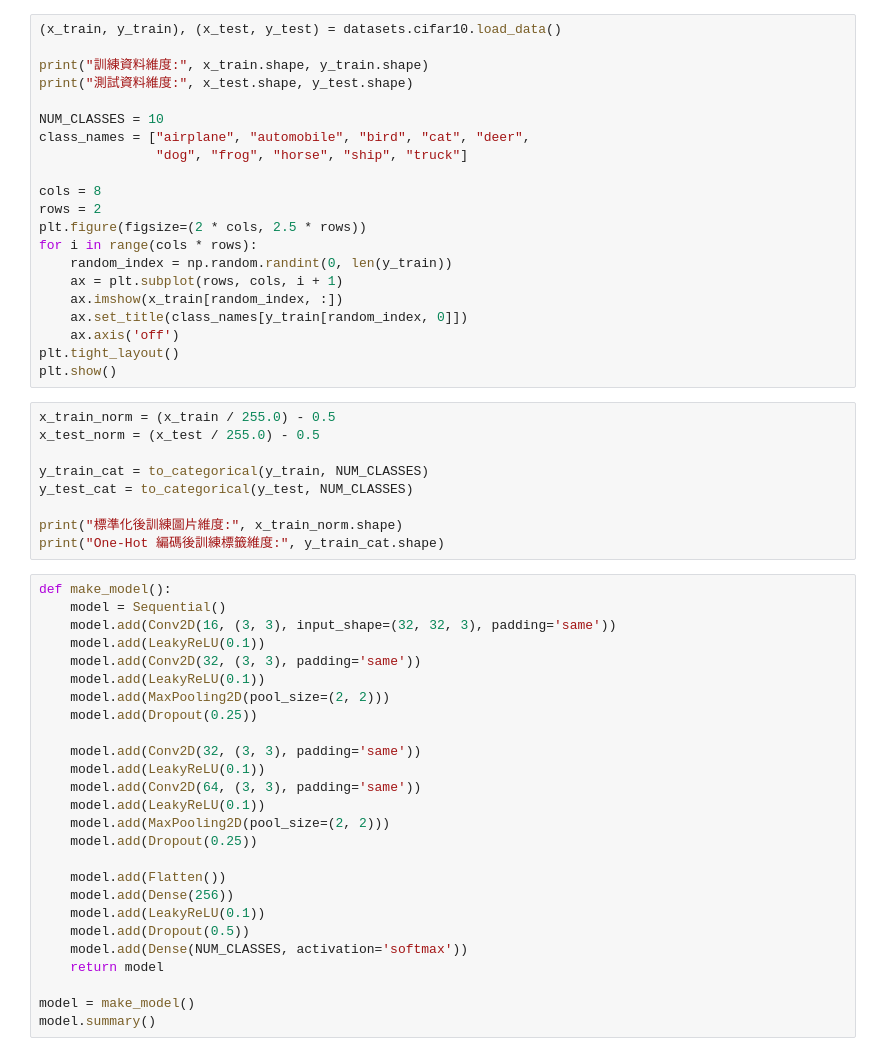
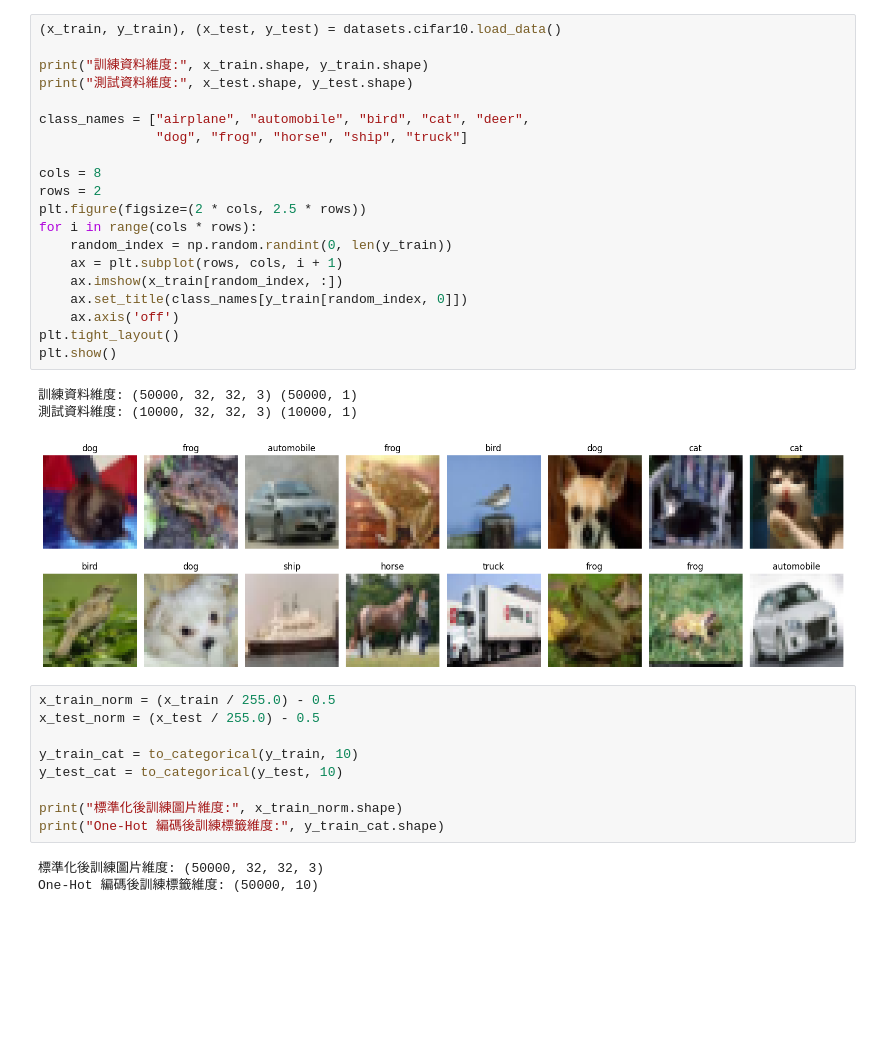
Before and after one commit to rich7420/CNN-Assignment-2025, a Jupyter notebook: ACS111147_CNN_Assignment.ipynb, the cells around one changed output. Saved outputs shown, nothing was run; the diff lists cells and outputs as text; blank space fills up the shorter version.

```diff
--- a/ACS111147_CNN_Assignment.ipynb
+++ b/ACS111147_CNN_Assignment.ipynb
@@ -32,56 +37,36 @@ print("Keras Version:", keras.__version__)
 # %%
 (x_train, y_train), (x_test, y_test) = datasets.cifar10.load_data()
 
 print("訓練資料維度:", x_train.shape, y_train.shape)
 print("測試資料維度:", x_test.shape, y_test.shape)
 
-NUM_CLASSES = 10
 class_names = ["airplane", "automobile", "bird", "cat", "deer",
                "dog", "frog", "horse", "ship", "truck"]
 
 cols = 8
 rows = 2
 plt.figure(figsize=(2 * cols, 2.5 * rows))
 for i in range(cols * rows):
     random_index = np.random.randint(0, len(y_train))
     ax = plt.subplot(rows, cols, i + 1)
     ax.imshow(x_train[random_index, :])
     ax.set_title(class_names[y_train[random_index, 0]])
     ax.axis('off')
 plt.tight_layout()
 plt.show()
+# %% [output]
+訓練資料維度: (50000, 32, 32, 3) (50000, 1)
+測試資料維度: (10000, 32, 32, 3) (10000, 1)
+[figure, added]
 # %%
 x_train_norm = (x_train / 255.0) - 0.5
 x_test_norm = (x_test / 255.0) - 0.5
 
-y_train_cat = to_categorical(y_train, NUM_CLASSES)
-y_test_cat = to_categorical(y_test, NUM_CLASSES)
+y_train_cat = to_categorical(y_train, 10)
+y_test_cat = to_categorical(y_test, 10)
 
 print("標準化後訓練圖片維度:", x_train_norm.shape)
 print("One-Hot 編碼後訓練標籤維度:", y_train_cat.shape)
+# %% [output]
+標準化後訓練圖片維度: (50000, 32, 32, 3)
+One-Hot 編碼後訓練標籤維度: (50000, 10)
-# %%
-def make_model():
-    model = Sequential()
-    model.add(Conv2D(16, (3, 3), input_shape=(32, 32, 3), padding='same'))
-    model.add(LeakyReLU(0.1))
-    model.add(Conv2D(32, (3, 3), padding='same'))
-    model.add(LeakyReLU(0.1))
-    model.add(MaxPooling2D(pool_size=(2, 2)))
-    model.add(Dropout(0.25))
-
-    model.add(Conv2D(32, (3, 3), padding='same'))
-    model.add(LeakyReLU(0.1))
-    model.add(Conv2D(64, (3, 3), padding='same'))
-    model.add(LeakyReLU(0.1))
-    model.add(MaxPooling2D(pool_size=(2, 2)))
-    model.add(Dropout(0.25))
-
-    model.add(Flatten())
-    model.add(Dense(256))
-    model.add(LeakyReLU(0.1))
-    model.add(Dropout(0.5))
-    model.add(Dense(NUM_CLASSES, activation='softmax'))
-    return model
-
-model = make_model()
-model.summary()
```
Also changed, not shown: parts of 8 cells of this notebook.
